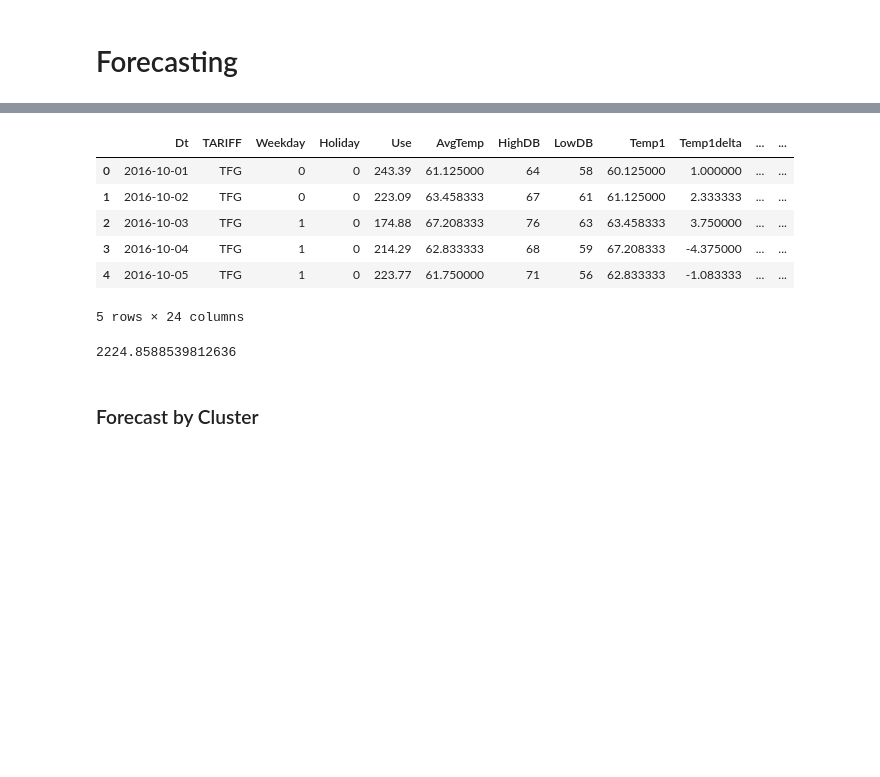
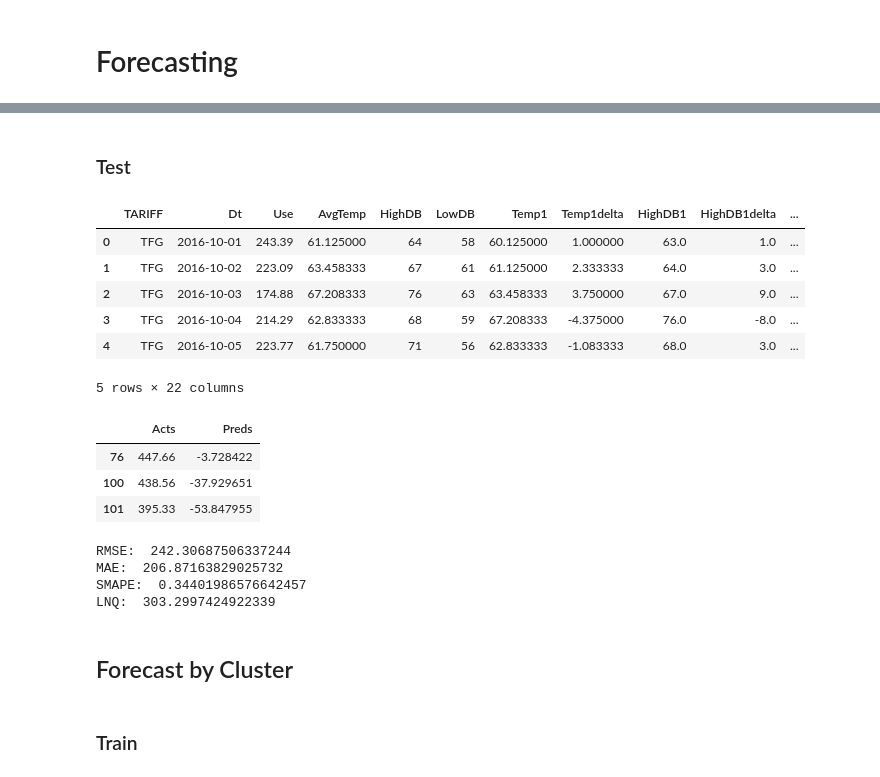
Before and after one commit to yz669/Capstone_2018Fall, a Jupyter notebook: Forecasting.ipynb, the cells around one changed output, grey strips where cells are left out. Drawn from its saved outputs; the diff is of its cells as text; code cells hidden in the pictures; blank space fills up the shorter version.

```diff
--- a/Forecasting.ipynb
+++ b/Forecasting.ipynb
@@ -39,0 +28,3 @@ data.head()
+# %%
+# testing dates are the older year
+test = test[test['Dt'] < "10-1-2017"]
@@ -94,16 +124,30 @@ LinearRegression(copy_X=True, fit_intercept=True, n_jobs=None,
-# %%
-# create testing data (average daily use per ratecode)
-test = use[use['Dt'] < "10-1-2017"]
-test = test.drop(columns='ID').groupby(['Dt','TARIFF','Weekday','Holiday']).mean().reset_index()
-test = pd.merge(test, weather, how='inner', on=['Dt'])
-test = test.dropna()
-test.head()
-# %% [output]
-|  | Dt | TARIFF | Weekday | Holiday | Use | AvgTemp | HighDB | LowDB | Temp1 | Temp1delta | ... | ... |
-| 0 | 2016-10-01 | TFG | 0 | 0 | 243.39 | 61.125000 | 64 | 58 | 60.125000 | 1.000000 | ... | ... |
-| 1 | 2016-10-02 | TFG | 0 | 0 | 223.09 | 63.458333 | 67 | 61 | 61.125000 | 2.333333 | ... | ... |
-| 2 | 2016-10-03 | TFG | 1 | 0 | 174.88 | 67.208333 | 76 | 63 | 63.458333 | 3.750000 | ... | ... |
-| 3 | 2016-10-04 | TFG | 1 | 0 | 214.29 | 62.833333 | 68 | 59 | 67.208333 | -4.375000 | ... | ... |
-| 4 | 2016-10-05 | TFG | 1 | 0 | 223.77 | 61.750000 | 71 | 56 | 62.833333 | -1.083333 | ... | ... |
-5 rows × 24 columns
+# %% [markdown]
+### Test ###
+# %%
+# calculate cluster centroids
+data = test[['ID','Dt','Use']].pivot_table(values='Use', index='ID', columns='Dt').reset_index()
+data = pd.merge(data, codebook[['ID','TARIFF']], how='inner', on='ID')
+data = data.dropna()
+
+data = data.groupby('TARIFF').mean().reset_index()
+# %%
+# transition centroids to tall format to add weather
+centroids = pd.melt(data, id_vars='TARIFF',var_name='Dt', value_name='Use')
+centroids['Dt'] =  pd.to_datetime(centroids['Dt'])
+# %%
+# add weather data
+centroids_clust = pd.merge(centroids,
+                           weather,
+                           how='inner', on='Dt')
+
+del (data, centroids)
+centroids_clust.head()
+# %% [output]
+|  | TARIFF | Dt | Use | AvgTemp | HighDB | LowDB | Temp1 | Temp1delta | HighDB1 | HighDB1delta | ... |
+| 0 | TFG | 2016-10-01 | 243.39 | 61.125000 | 64 | 58 | 60.125000 | 1.000000 | 63.0 | 1.0 | ... |
+| 1 | TFG | 2016-10-02 | 223.09 | 63.458333 | 67 | 61 | 61.125000 | 2.333333 | 64.0 | 3.0 | ... |
+| 2 | TFG | 2016-10-03 | 174.88 | 67.208333 | 76 | 63 | 63.458333 | 3.750000 | 67.0 | 9.0 | ... |
+| 3 | TFG | 2016-10-04 | 214.29 | 62.833333 | 68 | 59 | 67.208333 | -4.375000 | 76.0 | -8.0 | ... |
+| 4 | TFG | 2016-10-05 | 223.77 | 61.750000 | 71 | 56 | 62.833333 | -1.083333 | 68.0 | 3.0 | ... |
+5 rows × 22 columns
 # %%
@@ -176,11 +223,26 @@ def errfn (acts, preds, method):
 
     return error
+# %%
+code_error[code_error['Preds']<0]
+# %% [output]
+|  | Acts | Preds |
+| 76 | 447.66 | -3.728422 |
+| 100 | 438.56 | -37.929651 |
+| 101 | 395.33 | -53.847955 |
 # %%
 # calculate error
-rmse = errfn(error['Acts'], error['Preds'], 'RMSE')
-mae = errfn(error['Acts'], error['Preds'], 'MAE')
-lnQ = errfn(error['Acts'], error['Preds'], 'LNQ')
+rmse = errfn(code_error['Acts'], code_error['Preds'], 'RMSE')
+mae = errfn(code_error['Acts'], code_error['Preds'], 'MAE')
+smape = errfn(code_error['Acts'], code_error['Preds'], 'SMAPE')
+lnq = errfn(code_error['Acts'], code_error['Preds'], 'LNQ')
+print("RMSE: ", rmse, "\nMAE: ", mae, "\nSMAPE: ", smape, "\nLNQ: ",lnq)
+# lnq inf means we have negative predictions
 # %% [output]
-2224.8588539812636
+RMSE:  242.30687506337244
+MAE:  206.87163829025732
+SMAPE:  0.34401986576642457
+LNQ:  303.2997424922339
 # %% [markdown]
-### Forecast by Cluster ###
+## Forecast by Cluster ##
+# %% [markdown]
+### Train ###
```
Also changed, not shown: parts of 32 cells of this notebook, 2 other files.
